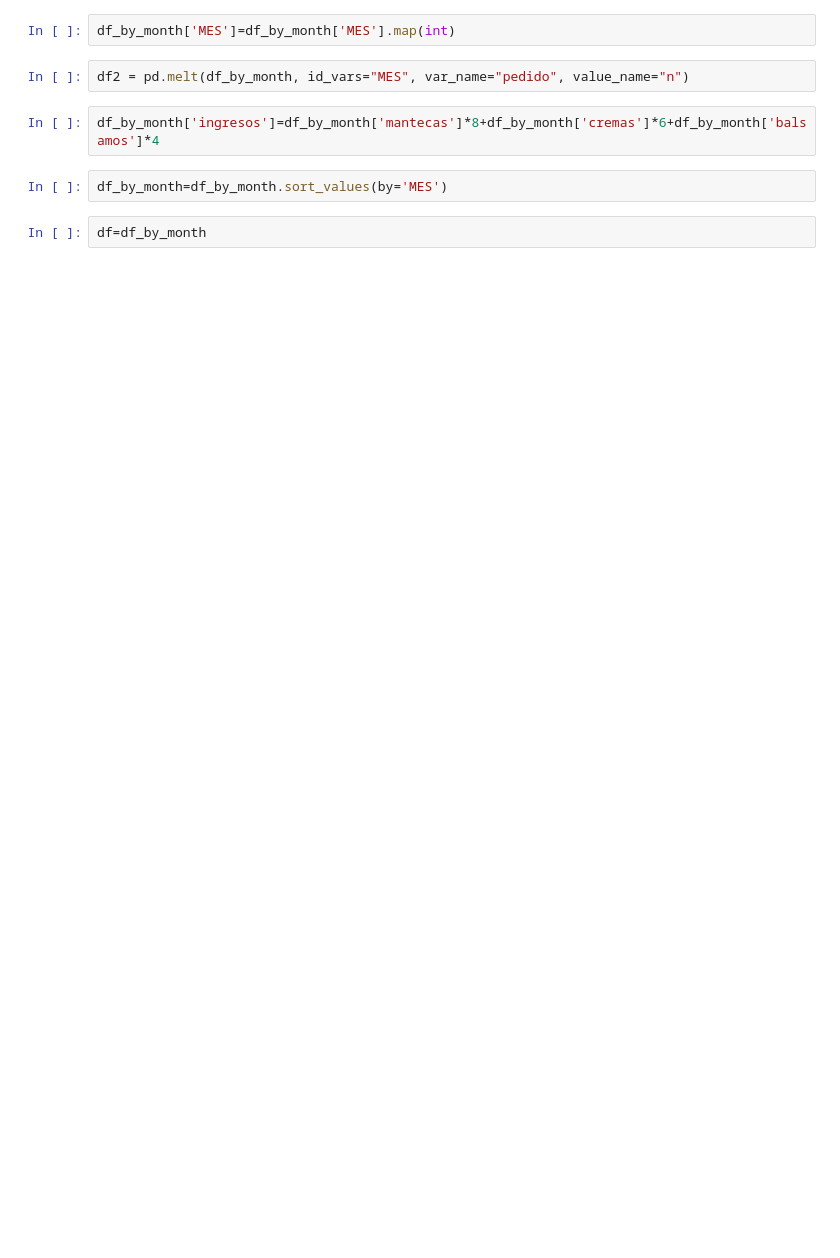
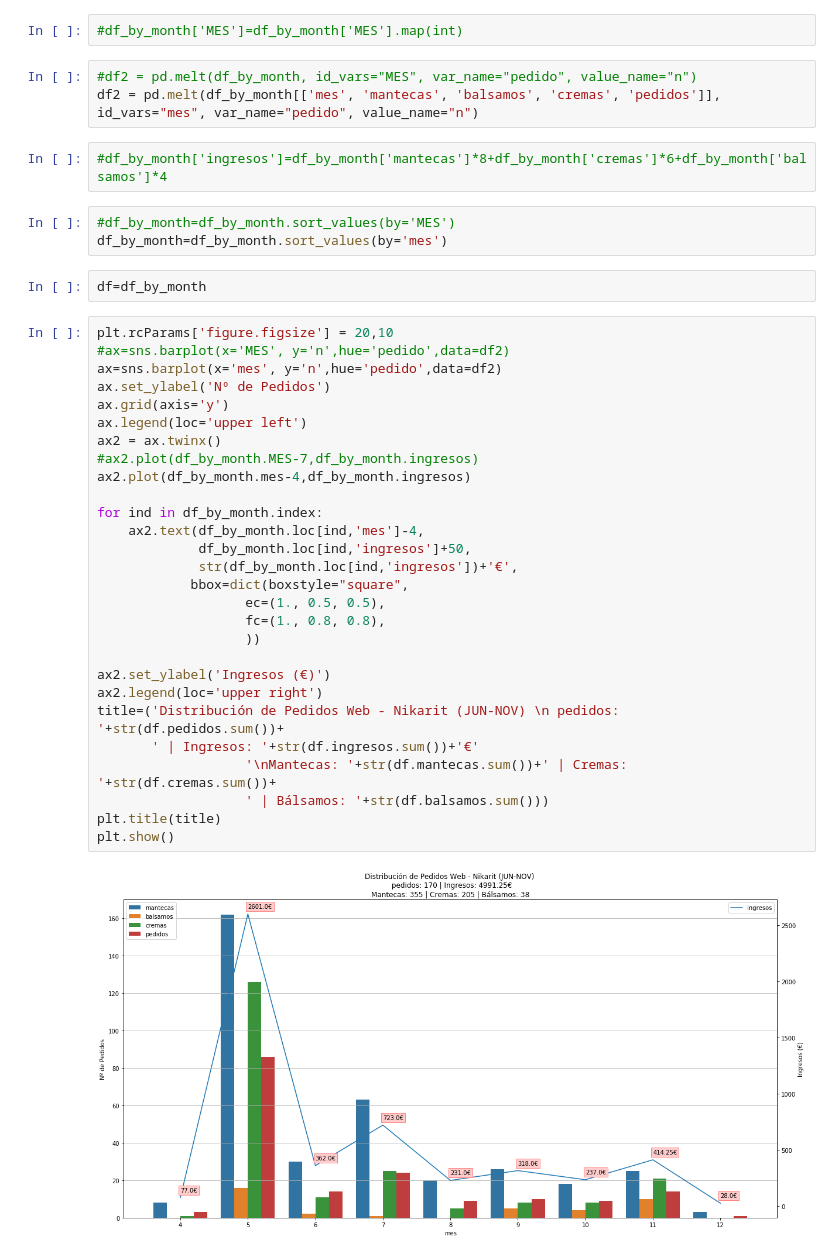
Before and after one commit to OANInternational/nikaritds, a Jupyter notebook: clients_study/estudio_clientes.ipynb, the cells around one changed output. Cells and saved outputs as stored; diff of their text form; blank space fills up the shorter version.

```diff
--- a/clients_study/estudio_clientes.ipynb
+++ b/clients_study/estudio_clientes.ipynb
@@ -226,10 +296,42 @@ df_by_month.columns = ['MES', 'mantecas', 'balsamos', 'cremas', 'pedidos']
 # %%
-df_by_month['MES']=df_by_month['MES'].map(int)
+#df_by_month['MES']=df_by_month['MES'].map(int)
 # %%
-df2 = pd.melt(df_by_month, id_vars="MES", var_name="pedido", value_name="n")
+#df2 = pd.melt(df_by_month, id_vars="MES", var_name="pedido", value_name="n")
+df2 = pd.melt(df_by_month[['mes', 'mantecas', 'balsamos', 'cremas', 'pedidos']], id_vars="mes", var_name="pedido", value_name="n")
 # %%
-df_by_month['ingresos']=df_by_month['mantecas']*8+df_by_month['cremas']*6+df_by_month['balsamos']*4
+#df_by_month['ingresos']=df_by_month['mantecas']*8+df_by_month['cremas']*6+df_by_month['balsamos']*4
 # %%
-df_by_month=df_by_month.sort_values(by='MES')
+#df_by_month=df_by_month.sort_values(by='MES')
+df_by_month=df_by_month.sort_values(by='mes')
 # %%
 df=df_by_month
+# %%
+plt.rcParams['figure.figsize'] = 20,10
+#ax=sns.barplot(x='MES', y='n',hue='pedido',data=df2)
+ax=sns.barplot(x='mes', y='n',hue='pedido',data=df2)
+ax.set_ylabel('Nº de Pedidos')
+ax.grid(axis='y')
+ax.legend(loc='upper left')
+ax2 = ax.twinx()
+#ax2.plot(df_by_month.MES-7,df_by_month.ingresos)
+ax2.plot(df_by_month.mes-4,df_by_month.ingresos)
+
+for ind in df_by_month.index:
+    ax2.text(df_by_month.loc[ind,'mes']-4,
+             df_by_month.loc[ind,'ingresos']+50,
+             str(df_by_month.loc[ind,'ingresos'])+'€',
+            bbox=dict(boxstyle="square",
+                   ec=(1., 0.5, 0.5),
+                   fc=(1., 0.8, 0.8),
+                   ))
+
+ax2.set_ylabel('Ingresos (€)')
+ax2.legend(loc='upper right')
+title=('Distribución de Pedidos Web - Nikarit (JUN-NOV) \n pedidos: '+str(df.pedidos.sum())+
+       ' | Ingresos: '+str(df.ingresos.sum())+'€'
+                   '\nMantecas: '+str(df.mantecas.sum())+' | Cremas: '+str(df.cremas.sum())+
+                   ' | Bálsamos: '+str(df.balsamos.sum()))
+plt.title(title)
+plt.show()
+# %% [output]
+[figure, added]
```
Also changed, not shown: parts of 39 cells of this notebook, 1 other file.
